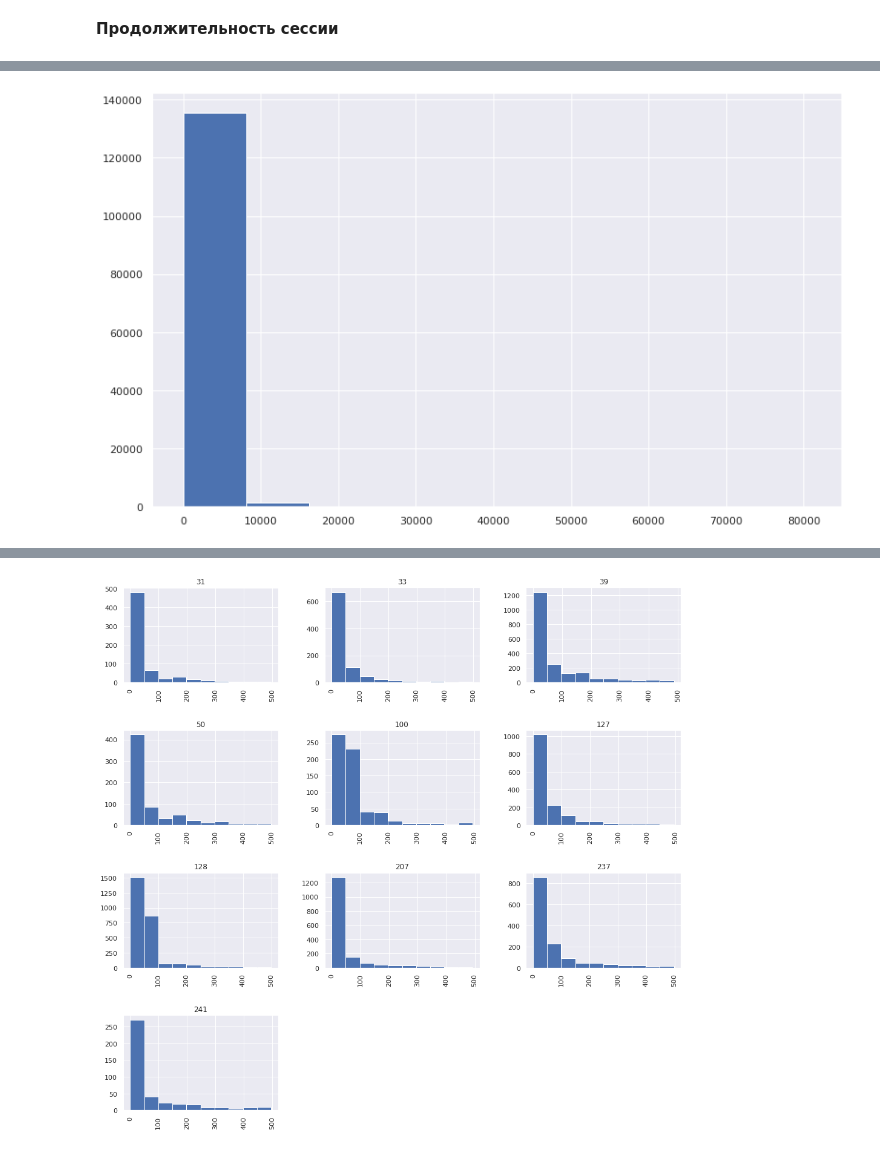
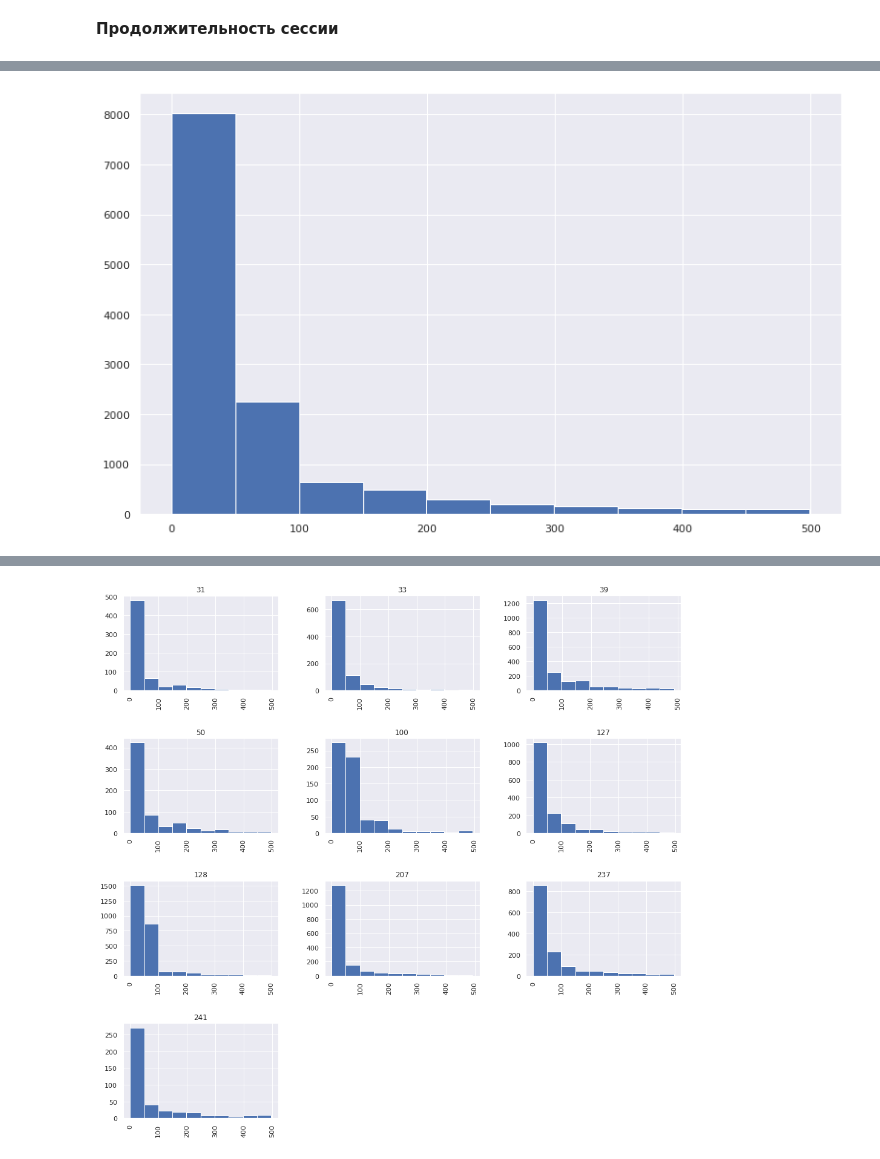
Before and after one commit to Uniholder/Specialization-Yandex-MIPT, a Jupyter notebook: 6_Final_projects/1_user_identification/week3_original.ipynb, the cells around one changed output, grey strips where cells are left out. Saved outputs shown, nothing was run; the diff lists cells and outputs as text; code cells hidden in the pictures.

```diff
--- a/6_Final_projects/1_user_identification/week3_original.ipynb
+++ b/6_Final_projects/1_user_identification/week3_original.ipynb
@@ -847,4 +849,4 @@ train_data_10users.visit_mean_time.hist();
-# %%
-train_data_150users.visit_mean_time.hist();
-# %% [output]
-[figure, removed]
+# %%
+train_data_10users[train_data_10users.session_timespan < 500].session_timespan.hist();
+# %% [output]
+[figure, added]
```
Also changed, not shown: parts of 9 cells of this notebook, 3 other files.
